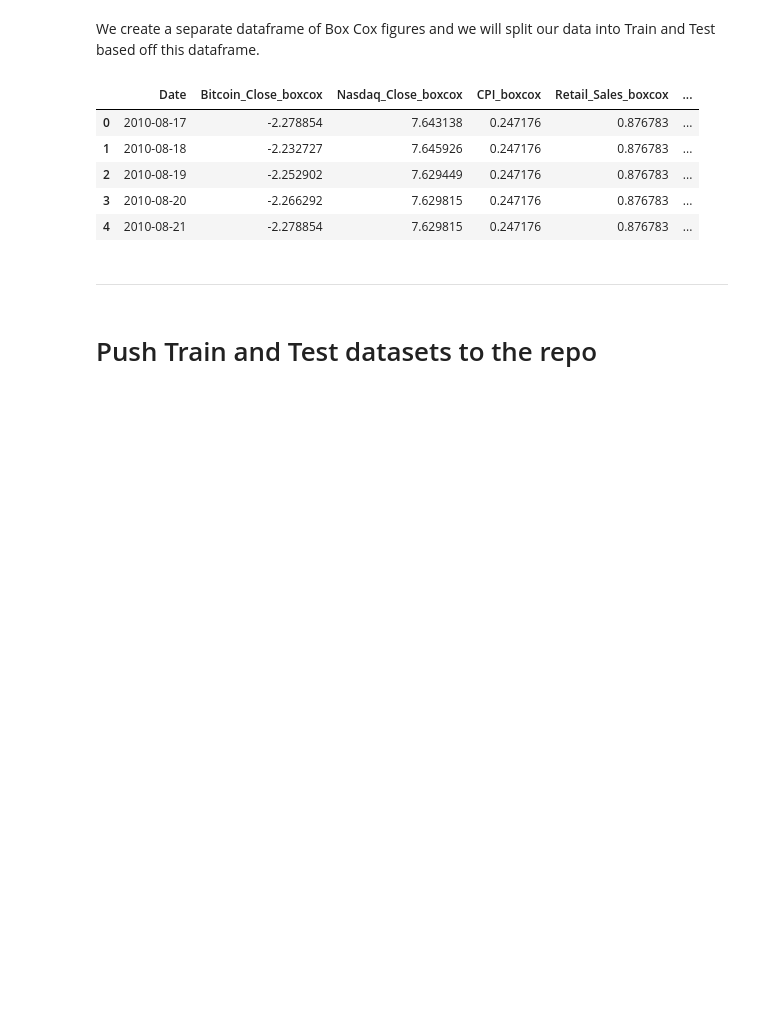
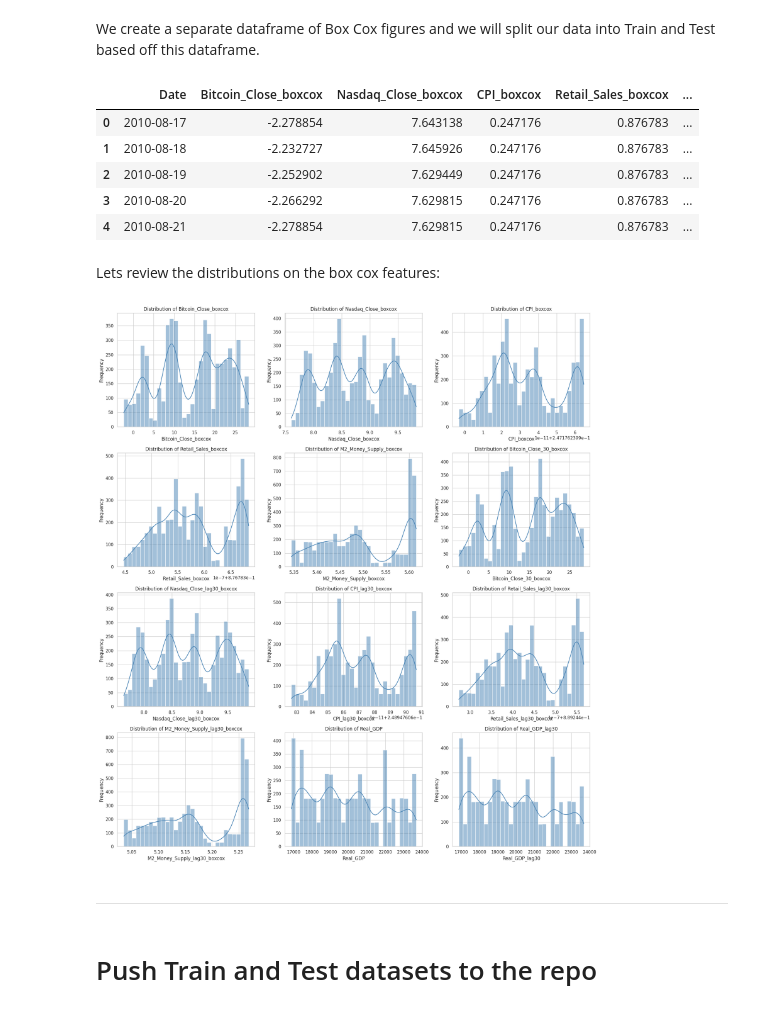
Before and after one commit to Mickyreegs/Project5, a Jupyter notebook: jupyter_notebooks/3_FeatureEngineering_and_TrainTestSplit.ipynb, the cells around one changed output. Saved outputs shown, nothing was run; the diff lists cells and outputs as text; code cells hidden in the pictures; blank space fills up the shorter version.

Commit message:
Save all figures for use in dashboard

```diff
--- a/jupyter_notebooks/3_FeatureEngineering_and_TrainTestSplit.ipynb
+++ b/jupyter_notebooks/3_FeatureEngineering_and_TrainTestSplit.ipynb
@@ -447,6 +451,39 @@ df_box_cox.head()
 | 2 | 2010-08-19 | -2.252902 | 7.629449 | 0.247176 | 0.876783 | ... |
 | 3 | 2010-08-20 | -2.266292 | 7.629815 | 0.247176 | 0.876783 | ... |
 | 4 | 2010-08-21 | -2.278854 | 7.629815 | 0.247176 | 0.876783 | ... |
+# %% [markdown]
+Lets review the distributions on the box cox features:
+# %%
+import seaborn as sns
+import matplotlib.pyplot as plt
+import math
+import os
+os.makedirs("outputs/datasets/figs", exist_ok=True)
+
+numeric_cols = df_box_cox.select_dtypes(include='number').columns
+num_features = len(numeric_cols)
+
+cols_per_row = 3
+num_rows = math.ceil(num_features / cols_per_row)
+
+fig, axes = plt.subplots(num_rows, cols_per_row, figsize=(18, 5 * num_rows))
+axes = axes.flatten()
+
+for i, col in enumerate(numeric_cols):
+    sns.histplot(data=df_box_cox, x=col, kde=True, bins=30, color="steelblue", ax=axes[i])
+    axes[i].set_title(f"Distribution of {col}")
+    axes[i].set_xlabel(col)
+    axes[i].set_ylabel("Frequency")
+
+for j in range(i + 1, len(axes)):
+    fig.delaxes(axes[j])
+
+plt.tight_layout()
+plt.show()
+
+fig.savefig("outputs/datasets/figs/feature_distributions_boxcox.png", dpi=300)
+# %% [output]
+[figure, added]
 # %% [markdown]
 ---
 # %% [markdown]
```
Also changed, not shown: parts of 1 cell of this notebook, 7 other files.
